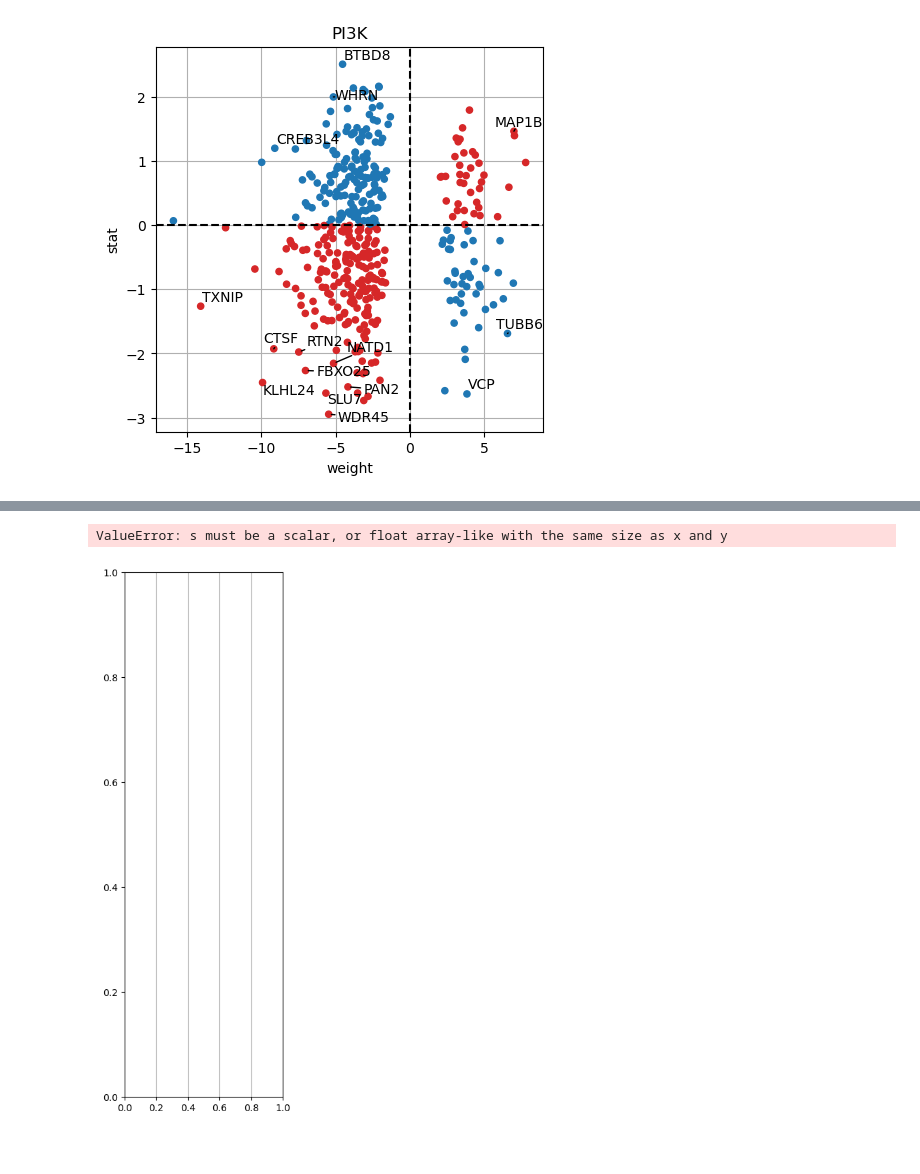
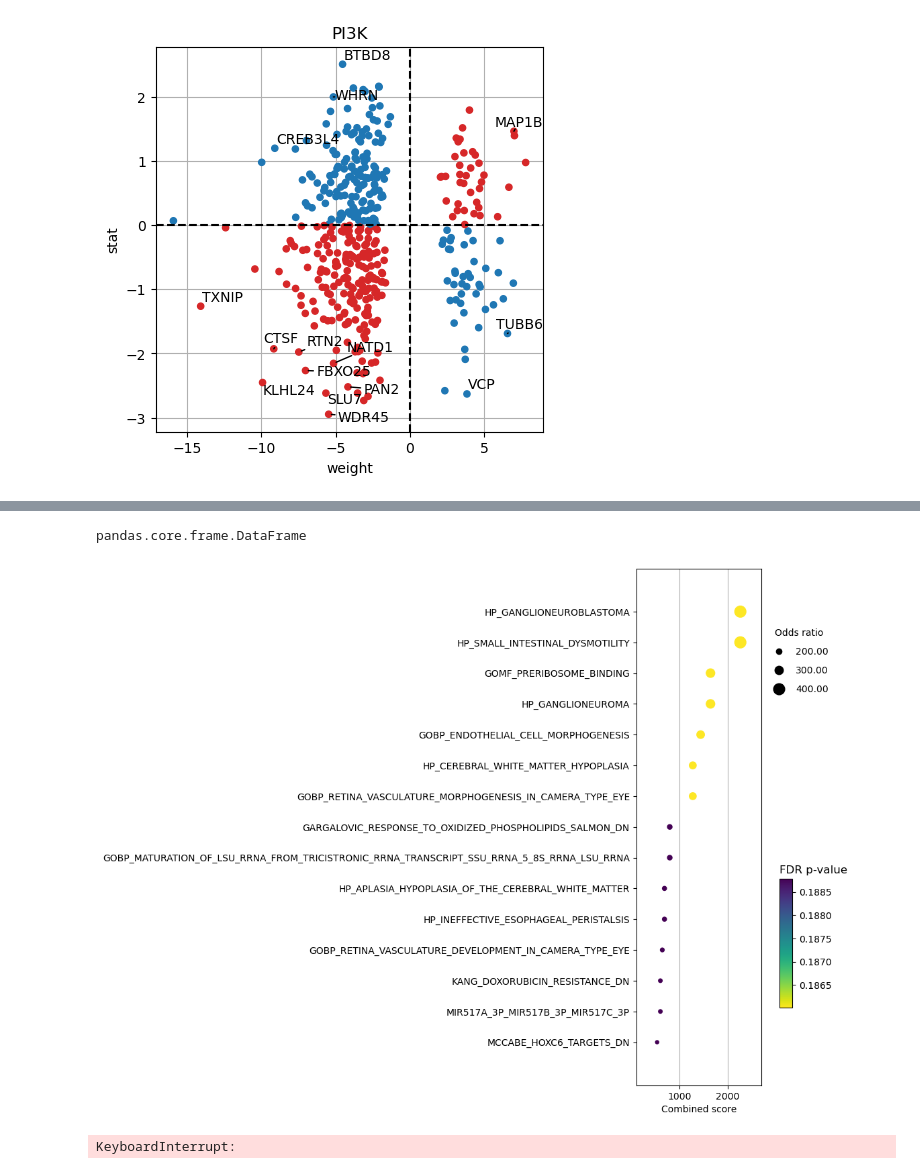
Before and after one commit to GuerreroVazquez/Transcription_factor_analysis, a Jupyter notebook: notebooks/TF_GSE164471_YM.ipynb, the cells around one changed output, grey strips where cells are left out. Saved outputs shown, nothing was run; the diff lists cells and outputs as text; code cells hidden in the pictures.

```diff
--- a/notebooks/TF_GSE164471_YM.ipynb
+++ b/notebooks/TF_GSE164471_YM.ipynb
@@ -315,6 +315,8 @@ dc.plot_targets(results_df, stat='stat', source_name='PI3K', net=progeny, top=15
 [figure]
 # %%
 msigdb = dc.get_resource('MSigDB')
+msigdb = msigdb[~msigdb.duplicated(['geneset', 'genesymbol'])]
+
 msigdb
 # %% [output]
 |  | genesymbol | collection | geneset |
@@ -373,16 +366,19 @@ enr_pvals.head()
+# %%
+type(enr_pvals)
+# %% [output]
+pandas.core.frame.DataFrame
 # %%
 dc.plot_dotplot(
     enr_pvals.sort_values('Combined score', ascending=False).head(15),
     x='Combined score',
     y='Term',
     s='Odds ratio',
     c='FDR p-value',
-    scale=0.5,
+    scale=0.005,
     figsize=(3, 10)
 )
 # %% [output]
-ValueError: s must be a scalar, or float array-like with the same size as x and y
-[figure, old version]
+[figure, new version]
 # %%
 dc.plot_running_score(
     df=results_df,
@@ -401,6 +397,8 @@ dc.plot_running_score(
     target='genesymbol',
     set_name='MYOGENESIS'
 )
+# %% [output]
+KeyboardInterrupt:
 # %%
 import liana as ln
 
```
Also changed, not shown: parts of 3 cells of this notebook, 3 other files.
